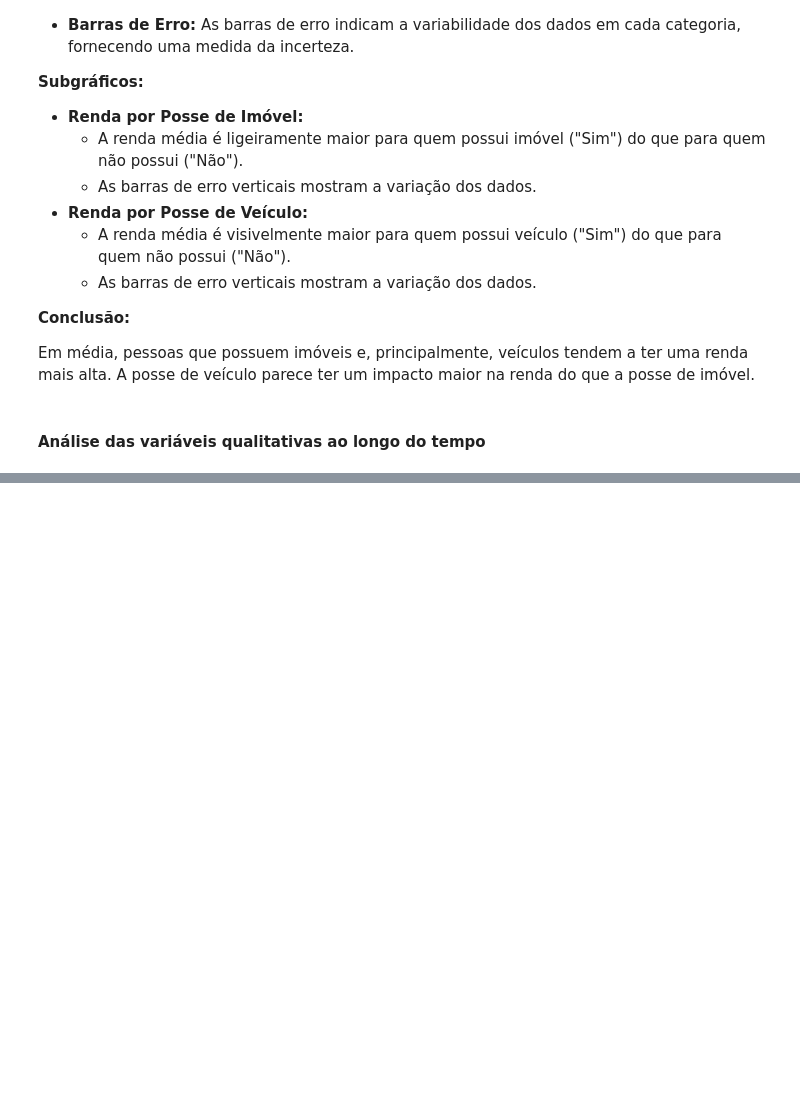
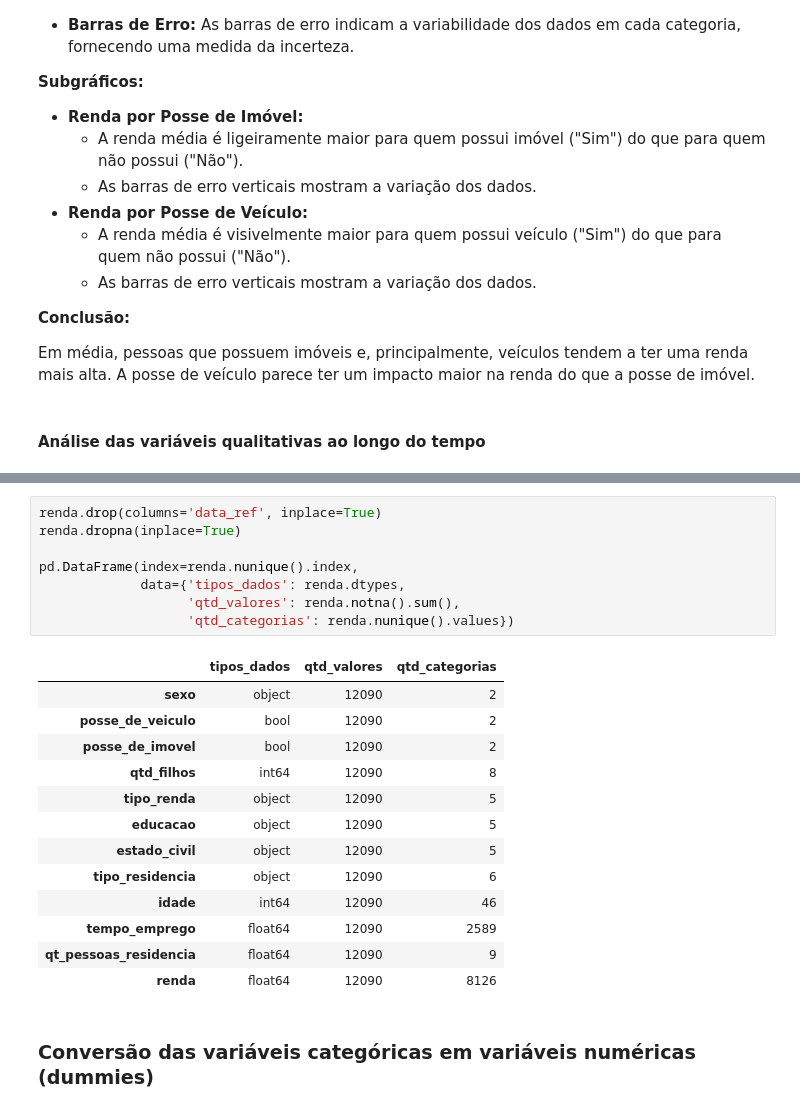
Before and after one commit to PaulodiasDeveloper/Previsao_renda, a Jupyter notebook: projeto_teste.ipynb, the cells around one changed output, grey strips where cells are left out. Saved outputs shown, nothing was run; the diff lists cells and outputs as text; blank space fills up the shorter version.

```diff
--- a/projeto_teste.ipynb
+++ b/projeto_teste.ipynb
@@ -470,0 +480,24 @@ for col in qualitativas:
+# %%
+renda.drop(columns='data_ref', inplace=True)
+renda.dropna(inplace=True)
+
+pd.DataFrame(index=renda.nunique().index,
+             data={'tipos_dados': renda.dtypes,
+                   'qtd_valores': renda.notna().sum(),
+                   'qtd_categorias': renda.nunique().values})
+# %% [output]
+|  | tipos_dados | qtd_valores | qtd_categorias |
+| sexo | object | 12090 | 2 |
+| posse_de_veiculo | bool | 12090 | 2 |
+| posse_de_imovel | bool | 12090 | 2 |
+| qtd_filhos | int64 | 12090 | 8 |
+| tipo_renda | object | 12090 | 5 |
+| educacao | object | 12090 | 5 |
+| estado_civil | object | 12090 | 5 |
+| tipo_residencia | object | 12090 | 6 |
+| idade | int64 | 12090 | 46 |
+| tempo_emprego | float64 | 12090 | 2589 |
+| qt_pessoas_residencia | float64 | 12090 | 9 |
+| renda | float64 | 12090 | 8126 |
+# %% [markdown]
+### Conversão das variáveis categóricas em variáveis numéricas (dummies)
```
Also changed, not shown: parts of 21 cells of this notebook, 1 other file.
